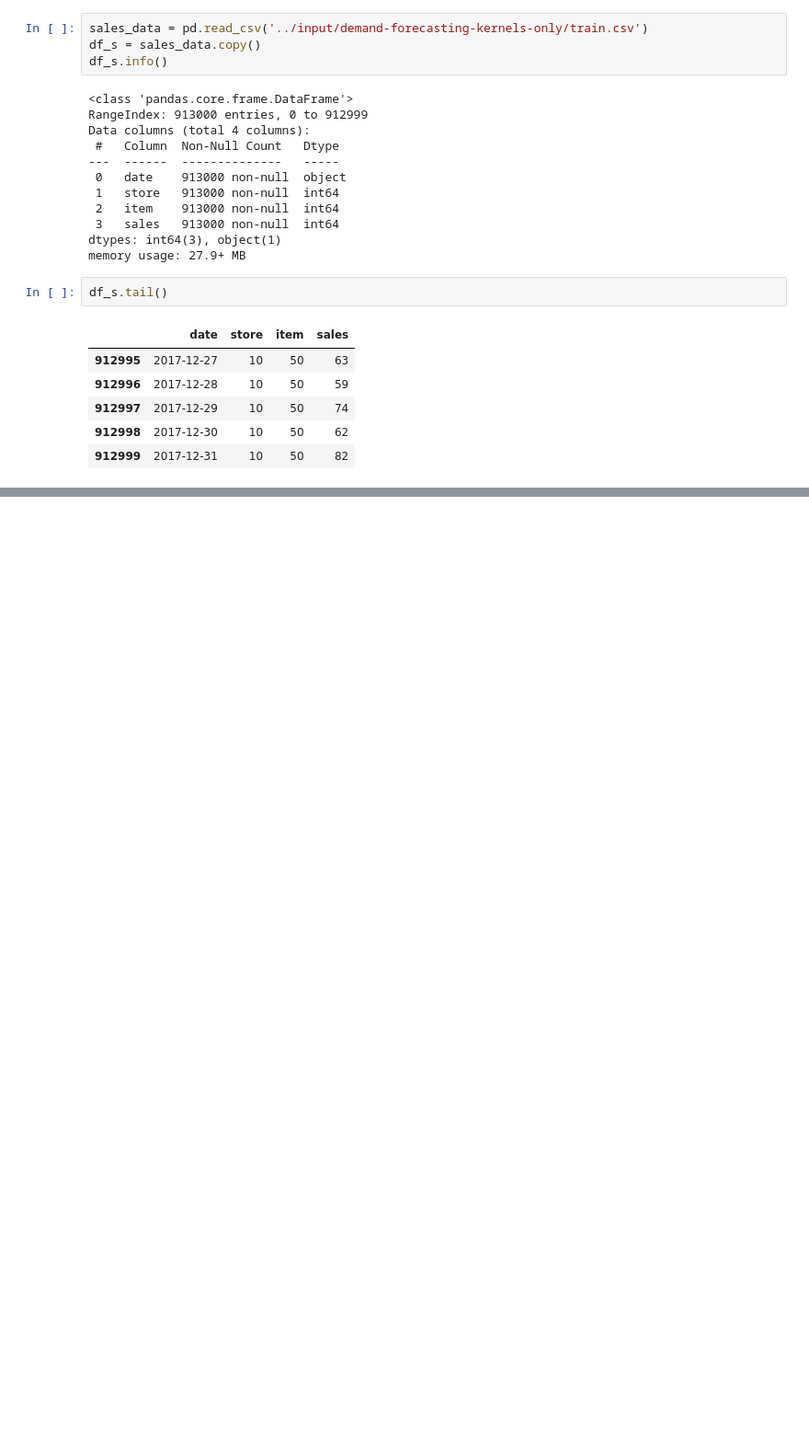
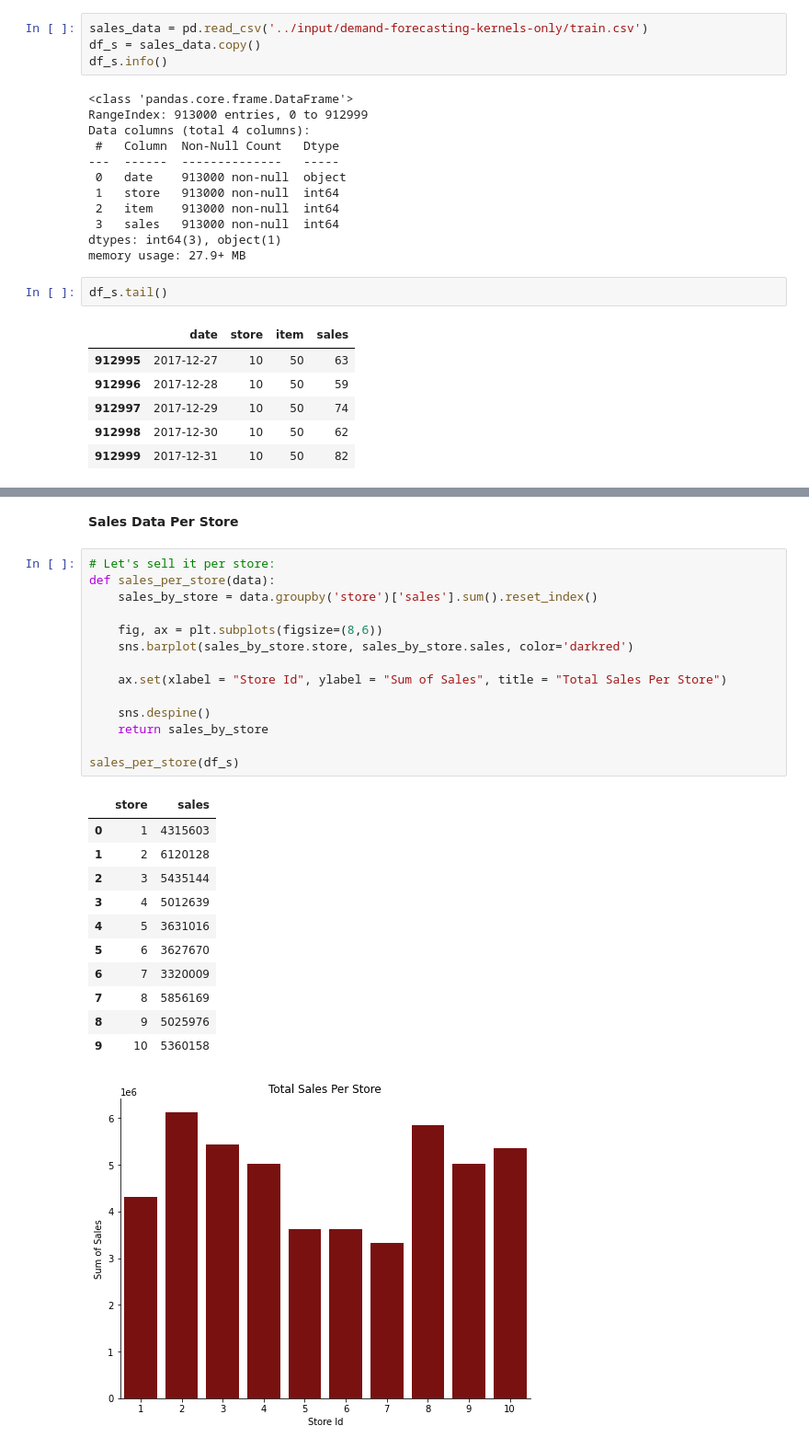
Before and after one commit to badl7/Forecasting_future_sales, a Jupyter notebook: forecasting-future-sales-using-machine-learning.ipynb, the cells around one changed output, grey strips where cells are left out. Shown: that part at 92% size. Saved outputs shown, nothing was run; the diff lists cells and outputs as text; blank space fills up the shorter version.

```diff
--- a/forecasting-future-sales-using-machine-learning.ipynb
+++ b/forecasting-future-sales-using-machine-learning.ipynb
@@ -128,0 +180,29 @@ Years: 5.0
+# %% [markdown]
+**Sales Data Per Store**
+# %%
+# Let's sell it per store:
+def sales_per_store(data):
+    sales_by_store = data.groupby('store')['sales'].sum().reset_index()
+
+    fig, ax = plt.subplots(figsize=(8,6))
+    sns.barplot(sales_by_store.store, sales_by_store.sales, color='darkred')
+
+    ax.set(xlabel = "Store Id", ylabel = "Sum of Sales", title = "Total Sales Per Store")
+
+    sns.despine()
+    return sales_by_store
+
+sales_per_store(df_s)
+# %% [output]
+|  | store | sales |
+| 0 | 1 | 4315603 |
+| 1 | 2 | 6120128 |
+| 2 | 3 | 5435144 |
+| 3 | 4 | 5012639 |
+| 4 | 5 | 3631016 |
+| 5 | 6 | 3627670 |
+| 6 | 7 | 3320009 |
+| 7 | 8 | 5856169 |
+| 8 | 9 | 5025976 |
+| 9 | 10 | 5360158 |
+[figure, added]
```
Also changed, not shown: parts of 20 cells of this notebook.
